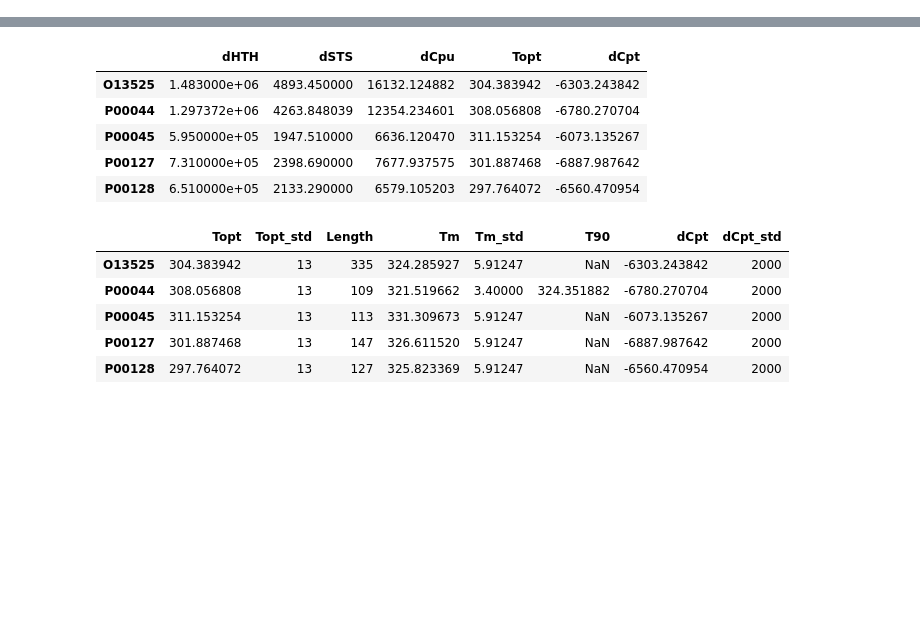
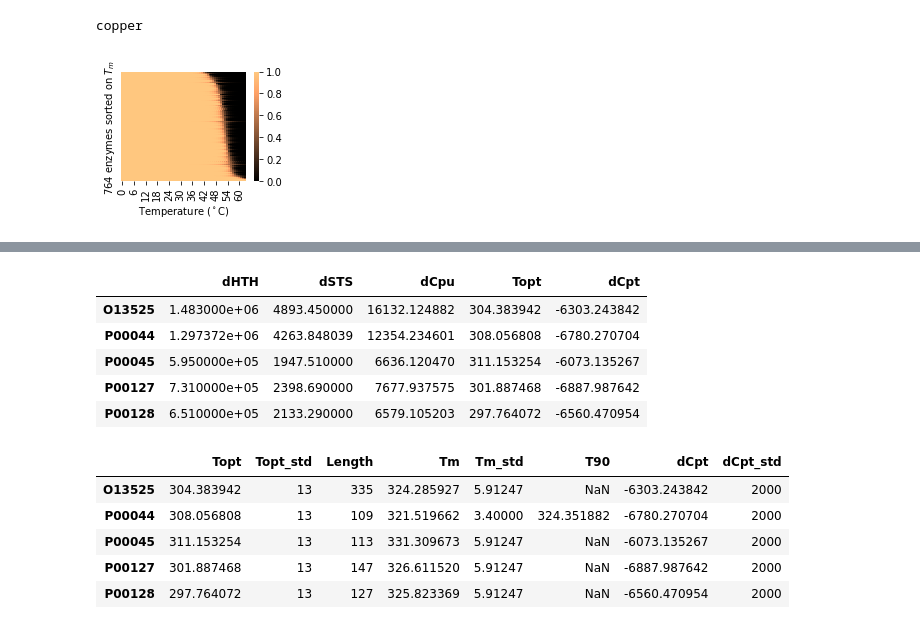
Before and after one commit to SysBioChalmers/BayesianGEM, a Jupyter notebook: code/visualize_temperature_on_enzymes_posterior.ipynb, the cells around one changed output, grey strips where cells are left out. Drawn from its saved outputs; the diff is of its cells as text; code cells hidden in the pictures; blank space fills up the shorter version.

```diff
--- a/code/visualize_temperature_on_enzymes_posterior.ipynb
+++ b/code/visualize_temperature_on_enzymes_posterior.ipynb
@@ -49,9 +71,24 @@ dftherm = etc.calculate_thermal_params(post_params)
 # %%
 Ts = np.arange(0,64)
 fNTs = list()
 sort_enzymes_on_Tm = dftherm.index[np.argsort(post_params['Tm'].values)]
 for enz in sort_enzymes_on_Tm:
     cols = ['dHTH', 'dSTS','dCpu','Topt']
     [dHTH, dSTS,dCpu,topt]=dftherm.loc[enz,cols]
     fNT = etc.get_fNT(Ts + 273.15,dHTH,dSTS,dCpu)
     fNTs.append(fNT)
+
+c = 'copper'#'summer_r'#YlGn
+#for c in cs:
+print(c)
+plt.figure(figsize=(2.8,2.4))
+sns.heatmap(fNTs,cmap=c)
+plt.yticks([])
+plt.xlabel('Temperature ($^\circ$C)')
+plt.ylabel('{0} enzymes sorted on $T_m$'.format(len(dftherm.index)))
+plt.tight_layout()
+plt.savefig('../figures/denature_heatmap.png',bbox_inches='tight',dpi=300)
+plt.show()
+# %% [output]
+copper
+[figure, added]
```
Also changed, not shown: parts of 18 cells of this notebook, 4 other files.
